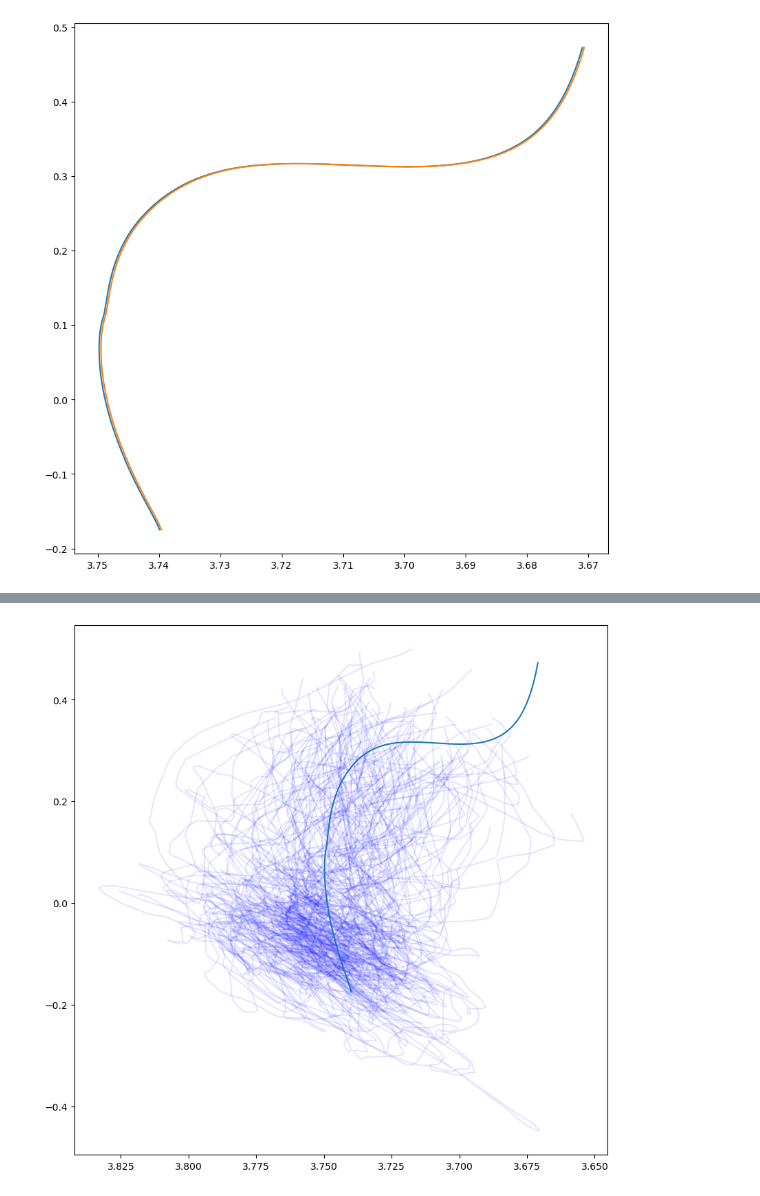
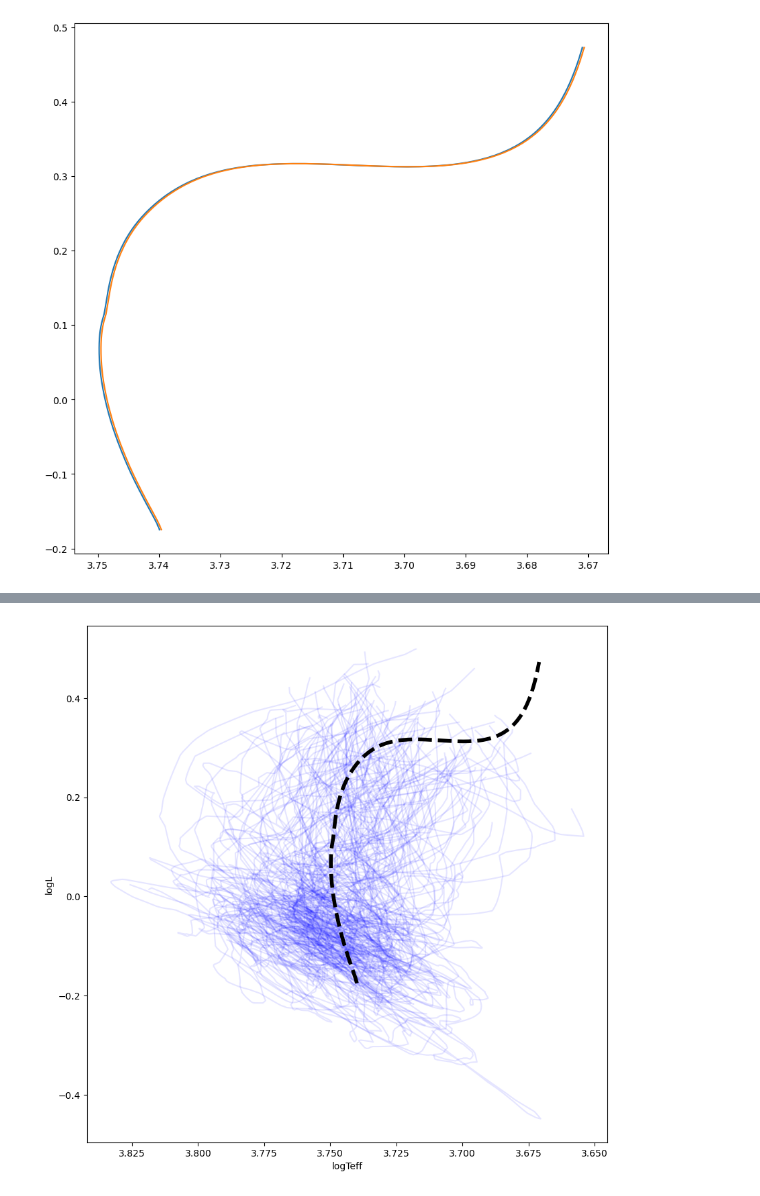
Before and after one commit to ojscutt/pitchfork, a Jupyter notebook: 3_angry_mob.ipynb, the cells around one changed output, grey strips where cells are left out. Drawn from its saved outputs; the diff is of its cells as text; code cells hidden in the pictures.

```diff
--- a/3_angry_mob.ipynb
+++ b/3_angry_mob.ipynb
@@ -172,7 +172,7 @@ custom_objects = {"InversePCA": InversePCA(pca_comps, pca_mean),"WMSE": WMSE(wei
 
 
 fig, ax = plt.subplots(figsize=(10,10), dpi=100)
-for i in range(5):
+for i in range(279):
     pitchfork_name = "pitchfork_"+str(i)
 
     pcann_model = tf.keras.models.load_model("/home/oxs235/datastorage/repos_data/" + str(path) + "/models/angry_mob_1/" + pitchfork_name + ".h5", custom_objects=custom_objects)
@@ -185,7 +185,7 @@ for i in range(5):
         classical_preds["log_"+classical_output] = (classical_preds["log_"+classical_output+"_std"]*df_full["log_"+classical_output].std())+df_full["log_"+classical_output].mean()
         classical_preds[classical_output] = 10**classical_preds["log_" + classical_output]
 
-    plt.plot(np.log10(calc_Teff(classical_preds["luminosity"],classical_preds["radius"])), np.log10(classical_preds["luminosity"]), alpha=0.3, c='blue')
+    plt.plot(np.log10(calc_Teff(classical_preds["luminosity"],classical_preds["radius"])), np.log10(classical_preds["luminosity"]), alpha=0.03, c='blue')
 
 
 plt.plot(df_mass_zinit["log_effective_T"], df_mass_zinit["log_luminosity"])
@@ -196,0 +215,25 @@ plt.gca().invert_xaxis()
+# %%
+
+fig, ax = plt.subplots(figsize=(10,10), dpi=100)
+for i in range(279):
+    pitchfork_name = "pitchfork_"+str(i)
+
+    pcann_model = angry_mob[pitchfork_name]
+
+    preds = pcann_model(np.array(df_mass_zinit[inputs]))
+
+    classical_preds = pd.DataFrame(np.array(preds[0]), columns=[classical_outputs])
+
+    for classical_output in ['radius', 'luminosity']:
+        classical_preds["log_"+classical_output] = (classical_preds["log_"+classical_output+"_std"]*df_full["log_"+classical_output].std())+df_full["log_"+classical_output].mean()
+        classical_preds[classical_output] = 10**classical_preds["log_" + classical_output]
+
+    Teff = calc_Teff(classical_preds["luminosity"],classical_preds["radius"])
+    plt.plot(np.log10(Teff), np.log10(classical_preds["luminosity"]), alpha=0.01, linewidth=4, c='blue')
+
+
+plt.plot(df_mass_zinit["log_effective_T"], df_mass_zinit["log_luminosity"], linestyle='dashed', linewidth=4, color='black')
+plt.ylabel('logL')
+plt.xlabel('logTeff')
+
+plt.gca().invert_xaxis()
@@ -200,33 +245,34 @@ pca_mean = pca.mean_
 
 # extract solar track:
 df_mass = df_full[df_full["initial_mass"]==1.0]
 
 df_mass_zinit = df_mass[df_mass["initial_Zinit"] == df_mass.iloc[(df_mass['initial_Zinit']-0.014).abs().argsort()[:1]]['initial_Zinit'].tolist()[0]]
 df_mass_zinit = df_mass_zinit.set_index(np.arange(0,len(df_mass_zinit)))
 
 custom_objects = {"InversePCA": InversePCA(pca_comps, pca_mean),"WMSE": WMSE(weights)}
 
 
 fig, ax = plt.subplots(figsize=(10,10), dpi=100)
 for i in range(140):
     pitchfork_name = "pitchfork_"+str(i)
 
     pcann_model = tf.keras.models.load_model("/home/oxs235/datastorage/repos_data/" + str(path) + "/models/angry_mob/" + pitchfork_name + ".h5", custom_objects=custom_objects)
 
     preds = pcann_model(np.array(df_mass_zinit[inputs]))
 
     classical_preds = pd.DataFrame(np.array(preds[0]), columns=[classical_outputs])
 
     for classical_output in ['radius', 'luminosity']:
         classical_preds["log_"+classical_output] = (classical_preds["log_"+classical_output+"_std"]*df_full["log_"+classical_output].std())+df_full["log_"+classical_output].mean()
         classical_preds[classical_output] = 10**classical_preds["log_" + classical_output]
 
     plt.plot(np.log10(calc_Teff(classical_preds["luminosity"],classical_preds["radius"])), np.log10(classical_preds["luminosity"]), alpha=0.1, c='blue')
 
-
-plt.plot(df_mass_zinit["log_effective_T"], df_mass_zinit["log_luminosity"])
+plt.plot(df_mass_zinit["log_effective_T"], df_mass_zinit["log_luminosity"], linestyle='dashed', linewidth=4, color='black')
+plt.ylabel('logL')
+plt.xlabel('logTeff')
 
 
 plt.gca().invert_xaxis()
 # %% [output]
-[figure, old version]
+[figure, new version]
```
Also changed, not shown: parts of 11 cells of this notebook, 1 other file.
